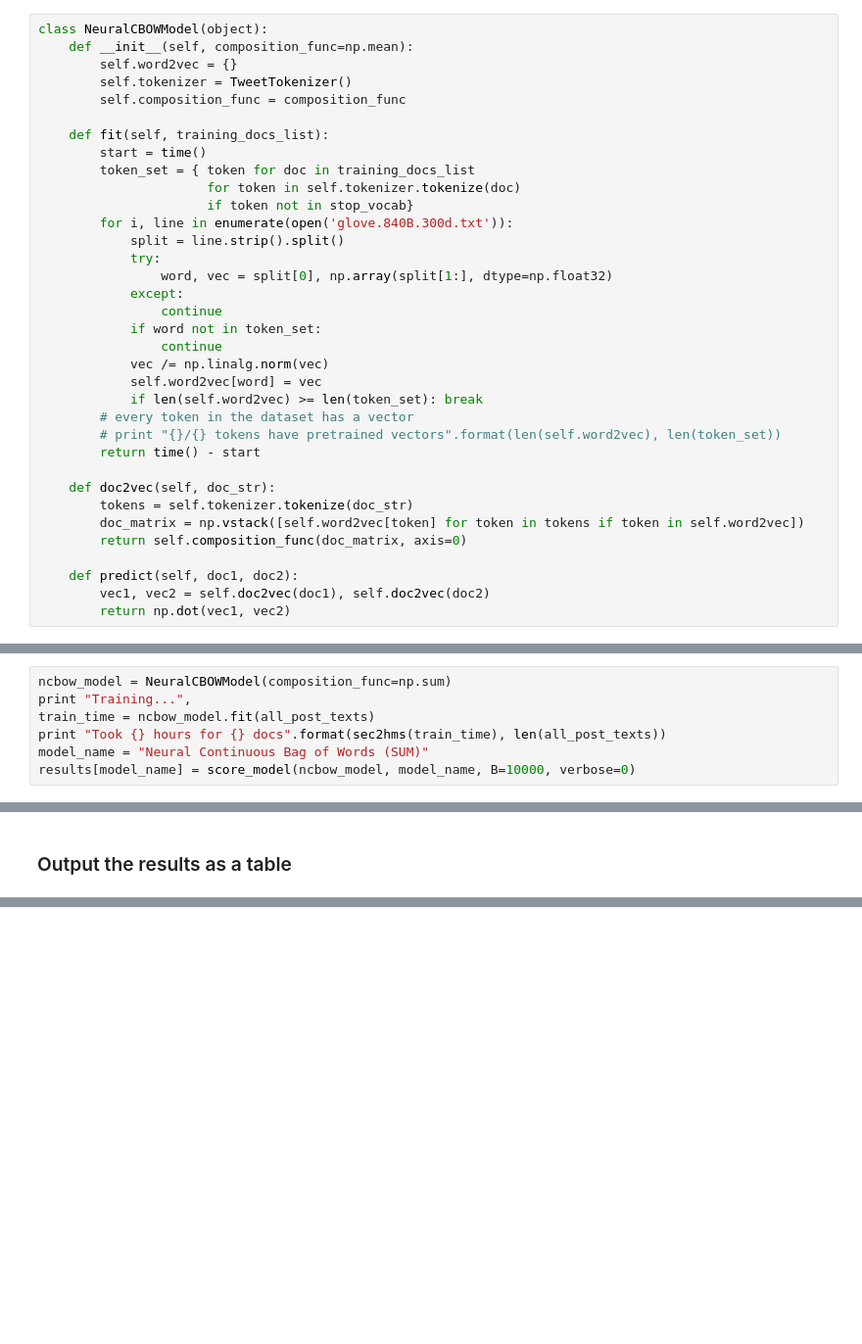
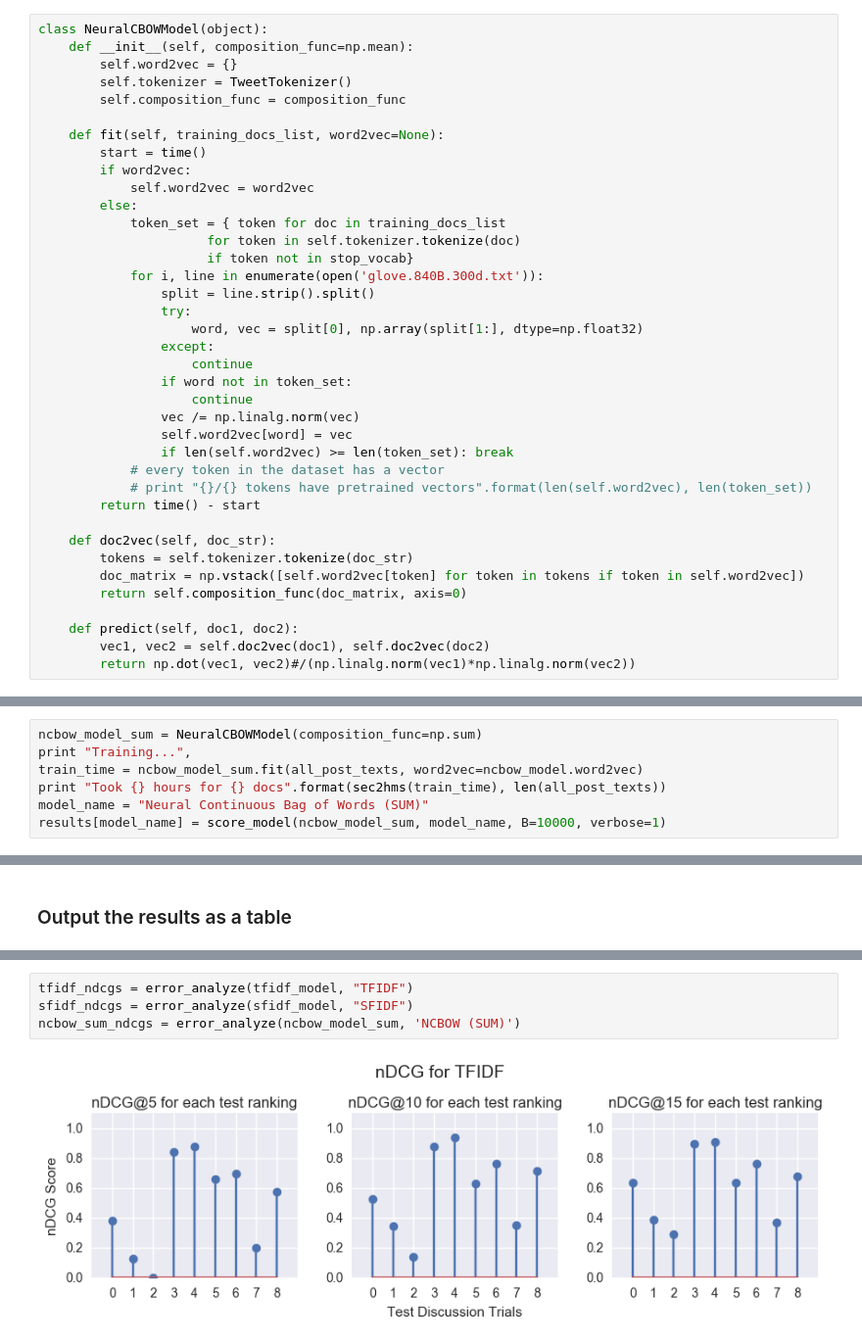
Before and after one commit to teffland/dExplorer, a Jupyter notebook: Test Suite.ipynb, the cells around one changed output, grey strips where cells are left out. Shown at 98% size. Cells and saved outputs as stored; diff of their text form; blank space fills up the shorter version.

```diff
--- a/Test Suite.ipynb
+++ b/Test Suite.ipynb
@@ -381,24 +416,27 @@ class NeuralCBOWModel(object):
         self.tokenizer = TweetTokenizer()
         self.composition_func = composition_func
 
-    def fit(self, training_docs_list):
+    def fit(self, training_docs_list, word2vec=None):
         start = time()
-        token_set = { token for doc in training_docs_list
+        if word2vec:
+            self.word2vec = word2vec
+        else:
+            token_set = { token for doc in training_docs_list
                       for token in self.tokenizer.tokenize(doc)
                       if token not in stop_vocab}
-        for i, line in enumerate(open('glove.840B.300d.txt')):
-            split = line.strip().split()
-            try:
-                word, vec = split[0], np.array(split[1:], dtype=np.float32)
-            except:
-                continue
-            if word not in token_set:
-                continue
-            vec /= np.linalg.norm(vec)
-            self.word2vec[word] = vec
-            if len(self.word2vec) >= len(token_set): break
-        # every token in the dataset has a vector
-        # print "{}/{} tokens have pretrained vectors".format(len(self.word2vec), len(token_set))
+            for i, line in enumerate(open('glove.840B.300d.txt')):
+                split = line.strip().split()
+                try:
+                    word, vec = split[0], np.array(split[1:], dtype=np.float32)
+                except:
+                    continue
+                if word not in token_set:
+                    continue
+                vec /= np.linalg.norm(vec)
+                self.word2vec[word] = vec
+                if len(self.word2vec) >= len(token_set): break
+            # every token in the dataset has a vector
+            # print "{}/{} tokens have pretrained vectors".format(len(self.word2vec), len(token_set))
         return time() - start
 
     def doc2vec(self, doc_str):
@@ -408,7 +446,7 @@ class NeuralCBOWModel(object):
 
     def predict(self, doc1, doc2):
         vec1, vec2 = self.doc2vec(doc1), self.doc2vec(doc2)
-        return np.dot(vec1, vec2)
+        return np.dot(vec1, vec2)#/(np.linalg.norm(vec1)*np.linalg.norm(vec2))
 # %%
 ncbow_model = NeuralCBOWModel()
 print "Training...",
@@ -422,10 +460,10 @@ Training... Took 00:06:07 hours for 296240 docs
 # %% [markdown]
 ### Neural CBOW (sum of word vectors):
 # %%
-ncbow_model = NeuralCBOWModel(composition_func=np.sum)
+ncbow_model_sum = NeuralCBOWModel(composition_func=np.sum)
 print "Training...",
-train_time = ncbow_model.fit(all_post_texts)
+train_time = ncbow_model_sum.fit(all_post_texts, word2vec=ncbow_model.word2vec)
 print "Took {} hours for {} docs".format(sec2hms(train_time), len(all_post_texts))
 model_name = "Neural Continuous Bag of Words (SUM)"
-results[model_name] = score_model(ncbow_model, model_name, B=10000, verbose=0)
+results[model_name] = score_model(ncbow_model_sum, model_name, B=10000, verbose=1)
 # %% [output]
@@ -512,0 +563,6 @@ for name, res in sorted(results.items(), key=lambda x:x[0]):
+# %%
+tfidf_ndcgs = error_analyze(tfidf_model, "TFIDF")
+sfidf_ndcgs = error_analyze(sfidf_model, "SFIDF")
+ncbow_sum_ndcgs = error_analyze(ncbow_model_sum, 'NCBOW (SUM)')
+# %% [output]
+[figure, added]
```
Also changed, not shown: parts of 37 cells of this notebook, 3 other files.
